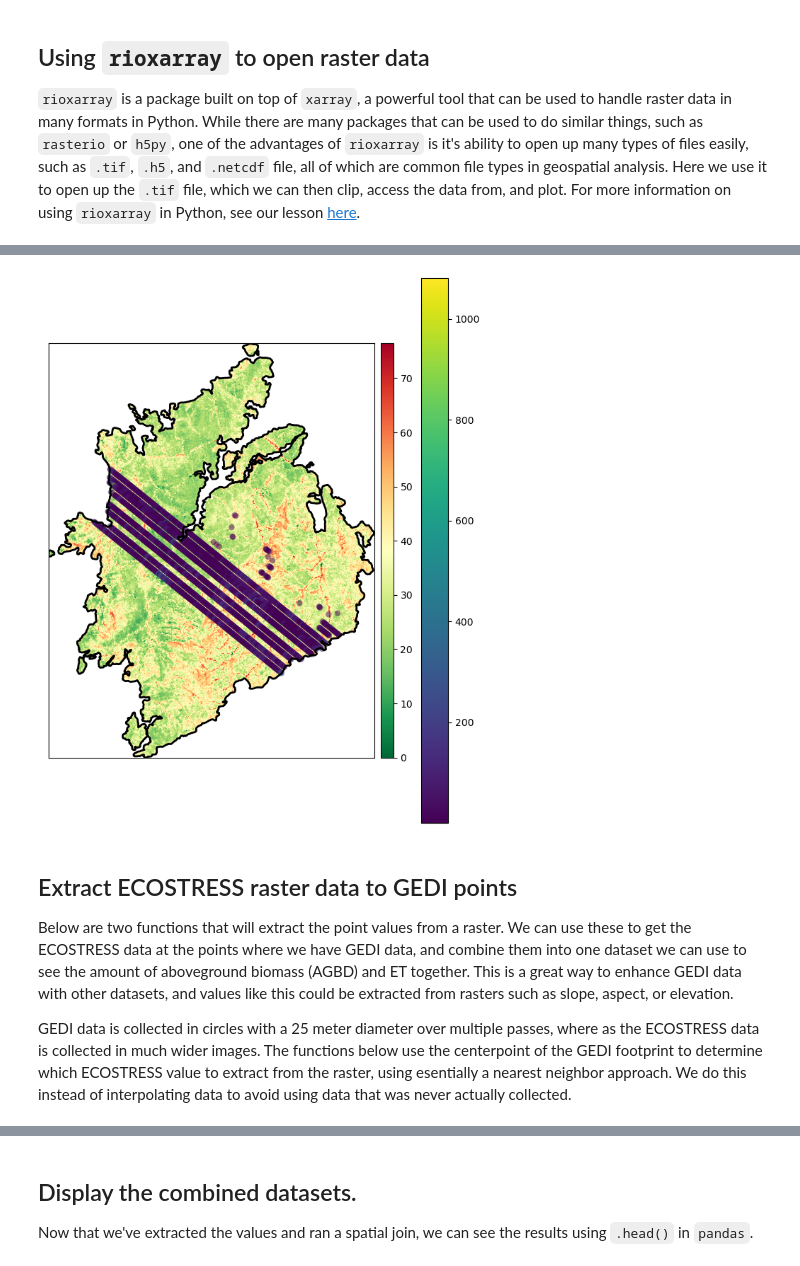
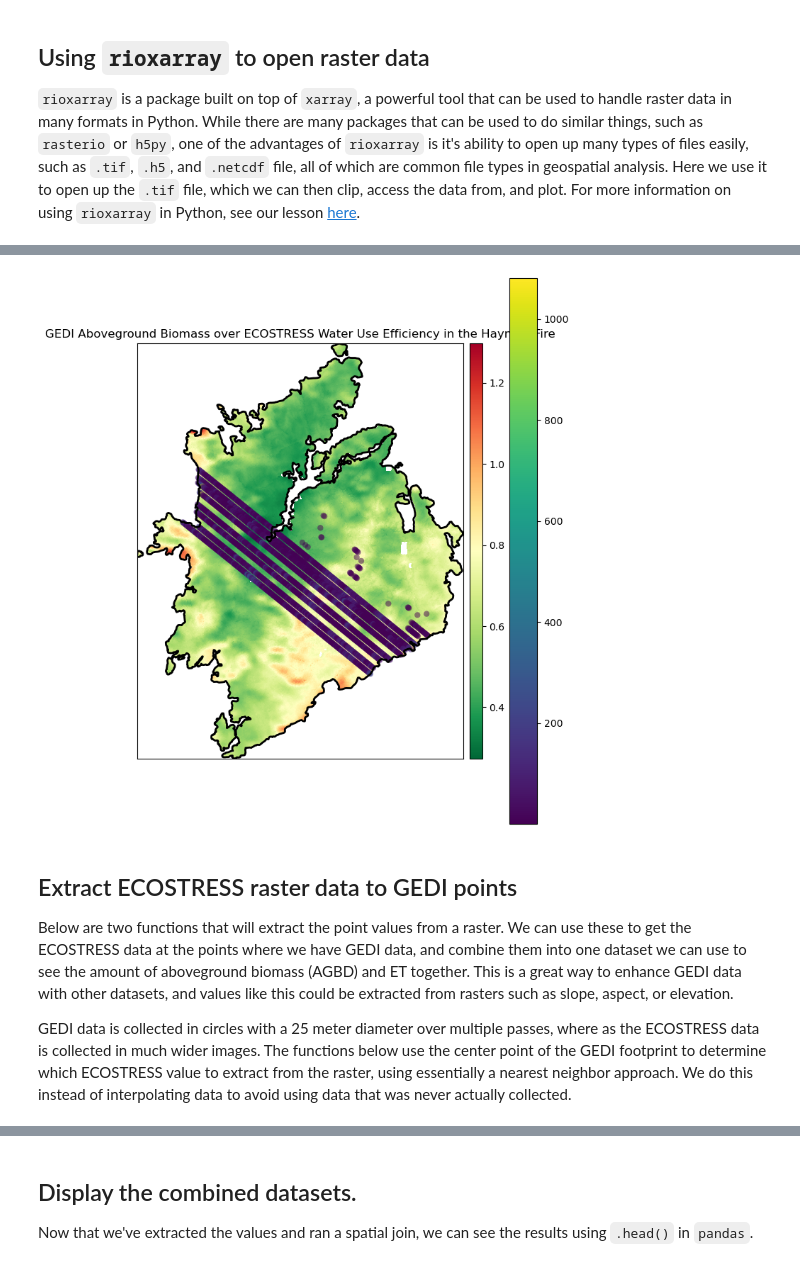
Before and after one commit to earthlab/Macrosystems_resilience_workshop_2023, a Jupyter notebook: ECOSTRESS_GEDI_data_synthesis/ECOSTRESS_GEDI_data_synthesis.ipynb, the cells around one changed output, grey strips where cells are left out. Cells and saved outputs as stored; diff of their text form; code cells hidden in the pictures.

```diff
--- a/ECOSTRESS_GEDI_data_synthesis/ECOSTRESS_GEDI_data_synthesis.ipynb
+++ b/ECOSTRESS_GEDI_data_synthesis/ECOSTRESS_GEDI_data_synthesis.ipynb
@@ -47,12 +52,14 @@ data_path = os.path.join(et.io.HOME, "GitHub", "ecostress_swath2grid")
 `rioxarray` is a package built on top of `xarray`, a powerful tool that can be used to handle raster data in many formats in Python. While there are many packages that can be used to do similar things, such as `rasterio` or `h5py`, one of the advantages of `rioxarray` is it's ability to open up many types of files easily, such as `.tif`, `.h5`, and `.netcdf` file, all of which are common file types in geospatial analysis. Here we use it to open up the `.tif` file, which we can then clip, access the data from, and plot. For more information on using `rioxarray` in Python, see our lesson [here](https://www.earthdatascience.org/courses/use-data-open-source-python/intro-raster-data-python/fundamentals-raster-data/open-lidar-raster-python-xarray/).
 # %%
 # Create path to data
-rcew_boundary = gpd.read_file(path.join(data_path, 'shape_data', 'Hay_sch_polys.geojson'))
-ecostress_path = path.join(data_path, 'output', "ECOSTRESS_L3_ET_PT-JPL_23611_012_20220904T134321_0601_01_ETcanopy_GEO.tif")
+rcew_boundary = gpd.read_file(
+    path.join(data_path, 'shape_data', 'Hay_sch_polys.geojson'))
+ecostress_path = path.join(
+    data_path, 'output', "ECOSTRESS_L4_WUE_23611_012_20220904T134321_0601_01_WUEavg_GEO.tif")
+
 # Open and clip the data, cliping it to the study area boundary
 ecostress = rxr.open_rasterio(ecostress_path).rio.clip(rcew_boundary.geometry)
-# Create plotting extent to plot data together
-ecostress_extent = plotting_extent(ecostress[0], ecostress.rio.transform())
+
 # GEDI Data
 GEDI_path = path.join(data_path, 'shape_data', 'GEDI_4A_Hayman.geojson')
 GEDI_data = gpd.read_file(GEDI_path)
@@ -63,18 +75,32 @@ Now that we've opened up the data, we can plot it in the Hayman fire bounds and
 # %%
 # Plot the GEDI and ECOSTRESS data together!
-fig, ax = plt.subplots(figsize=(10,10))
-ep.plot_bands(ecostress, ax=ax, cmap='RdYlGn_r', extent=ecostress_extent)
-rcew_boundary.geometry.boundary.plot(ax=ax, edgecolor='black', linewidth=2)
-GEDI_data.plot(ax=ax, column='agbd', linewidth=0, legend=True, alpha = 0.5)
+
+fig, ax = plt.subplots(figsize=(10, 10))
+
+ep.plot_bands(ecostress,
+              ax=ax,
+              cmap='RdYlGn_r',
+              extent=ecostress_extent,
+              title="GEDI Aboveground Biomass over ECOSTRESS Water Use Efficiency in the Hayman Fire")
+
+rcew_boundary.geometry.boundary.plot(ax=ax,
+                                     edgecolor='black',
+                                     linewidth=2)
+
+GEDI_data.plot(ax=ax,
+               column='agbd',
+               linewidth=0,
+               legend=True,
+               alpha=0.5)
 plt.show()
 # %% [output]
-[figure, old version]
+[figure, new version]
 # %% [markdown]
 ## Extract ECOSTRESS raster data to GEDI points
 
 Below are two functions that will extract the point values from a raster. We can use these to get the ECOSTRESS data at the points where we have GEDI data, and combine them into one dataset we can use to see the amount of aboveground biomass (AGBD) and ET together. This is a great way to enhance GEDI data with other datasets, and values like this could be extracted from rasters such as slope, aspect, or elevation.
 
-GEDI data is collected in circles with a 25 meter diameter over multiple passes, where as the ECOSTRESS data is collected in much wider images. The functions below use the centerpoint of the GEDI footprint to determine which ECOSTRESS value to extract from the raster, using esentially a nearest neighbor approach. We do this instead of interpolating data to avoid using data that was never actually collected.
+GEDI data is collected in circles with a 25 meter diameter over multiple passes, where as the ECOSTRESS data is collected in much wider images. The functions below use the center point of the GEDI footprint to determine which ECOSTRESS value to extract from the raster, using essentially a nearest neighbor approach. We do this instead of interpolating data to avoid using data that was never actually collected.
 # %%
 def extract_points(raster_path, points):
     """
```
Also changed, not shown: parts of 15 cells of this notebook.
